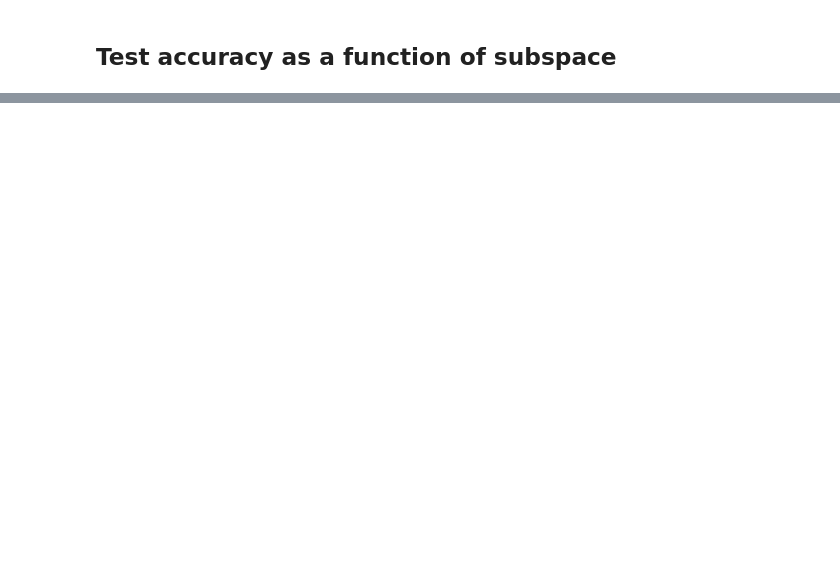
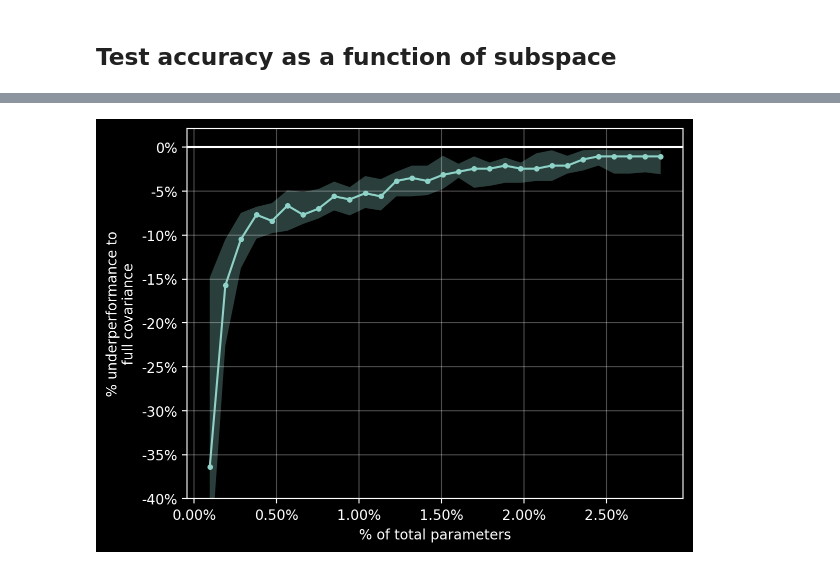
Before and after one commit to gerdm/online-bnn-talk, a Jupyter notebook: notebooks/05-subspace-bnn.ipynb, the cells around one changed output, grey strips where cells are left out. Drawn from its saved outputs; the diff is of its cells as text; code cells hidden in the pictures; blank space fills up the shorter version.

```diff
--- a/notebooks/05-subspace-bnn.ipynb
+++ b/notebooks/05-subspace-bnn.ipynb
@@ -153,0 +202,23 @@ plt.grid(alpha=0.3)
+# %%
+fig, ax = plt.subplots()
+
+underperformance = results / acc_full - 1
+underperformance.index = underperformance.index / dim_full
+vmin = underperformance.quantile(0.1, axis=1)
+vmax = underperformance.quantile(0.9, axis=1)
+
+underperformance.quantile(axis=1).plot(ax=ax, marker="o", markersize=3)
+ax.fill_between(underperformance.index, vmin, vmax, alpha=0.3)
+
+_, ymax = plt.ylim()
+plt.ylim(-0.4, ymax)
+
+ax.axhline(y=0)
+ax.xaxis.set_major_formatter(ticker.StrMethodFormatter("{x:0.2%}"))
+ax.yaxis.set_major_formatter(ticker.StrMethodFormatter("{x:0.0%}"))
+
+plt.xlabel("% of total parameters")
+plt.ylabel("% underperformance to\nfull covariance")
+plt.grid(alpha=0.3)
+# %% [output]
+[figure, added]
```
Also changed, not shown: parts of 16 cells of this notebook.
